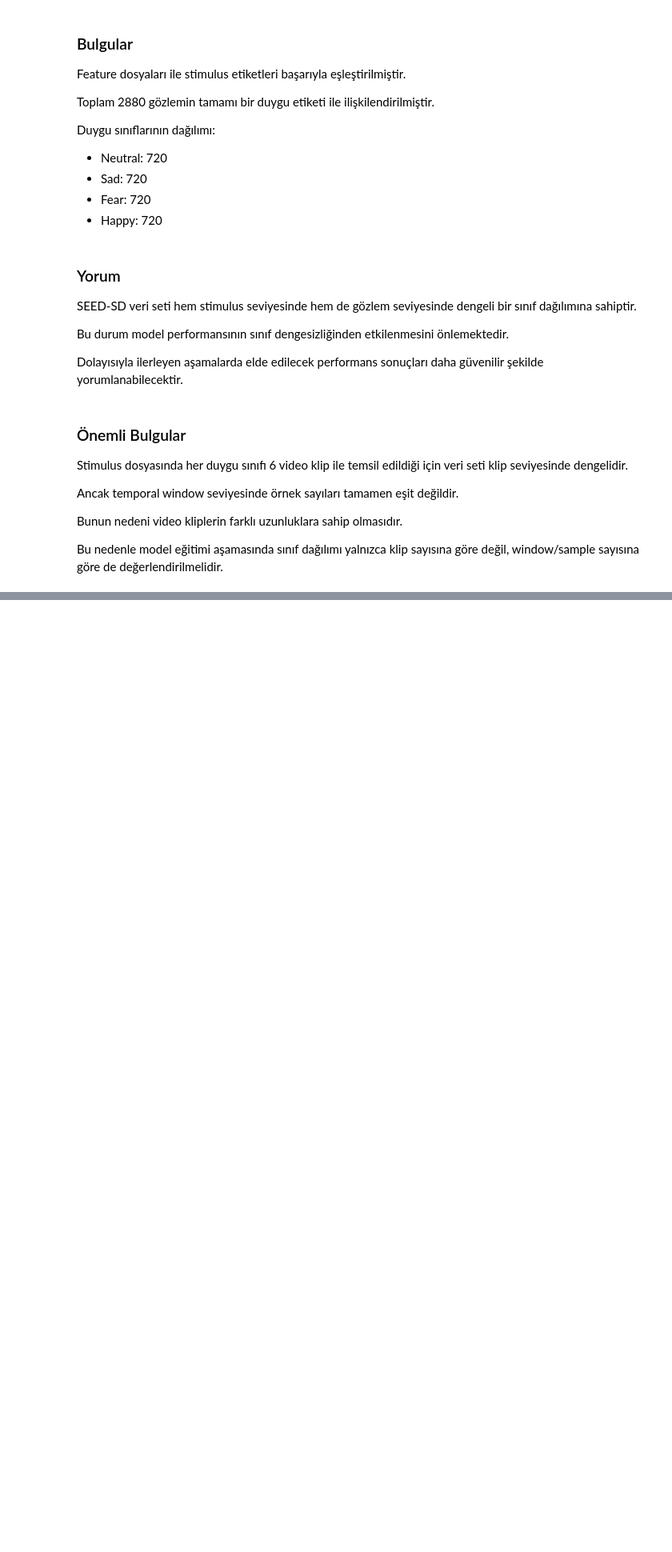
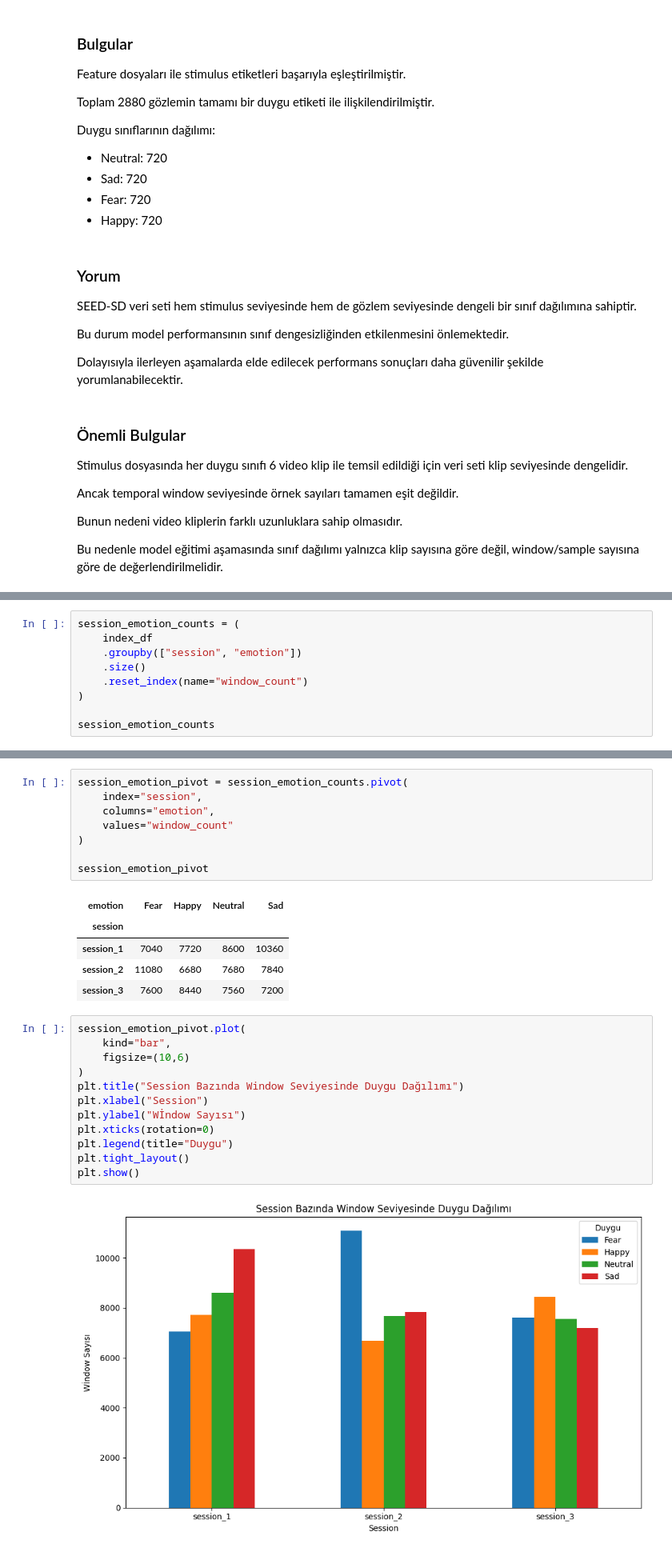
Before and after one commit to gullcan/relf-seed-sd, a Jupyter notebook: notebooks/01_dataset_structure.ipynb, the cells around one changed output, grey strips where cells are left out. Shown at 80% size. Drawn from its saved outputs; the diff is of its cells as text; blank space fills up the shorter version.

```diff
--- a/notebooks/01_dataset_structure.ipynb
+++ b/notebooks/01_dataset_structure.ipynb
@@ -707,0 +784,9 @@ Bu nedenle model eğitimi aşamasında sınıf dağılımı yalnızca klip sayı
+# %%
+session_emotion_counts = (
+    index_df
+    .groupby(["session", "emotion"])
+    .size()
+    .reset_index(name="window_count")
+)
+
+session_emotion_counts
@@ -707,0 +807,28 @@ Bu nedenle model eğitimi aşamasında sınıf dağılımı yalnızca klip sayı
+# %%
+session_emotion_pivot = session_emotion_counts.pivot(
+    index="session",
+    columns="emotion",
+    values="window_count"
+)
+
+session_emotion_pivot
+# %% [output]
+| emotion | Fear | Happy | Neutral | Sad |
+| session |  |  |  |  |
+| session_1 | 7040 | 7720 | 8600 | 10360 |
+| session_2 | 11080 | 6680 | 7680 | 7840 |
+| session_3 | 7600 | 8440 | 7560 | 7200 |
+# %%
+session_emotion_pivot.plot(
+    kind="bar",
+    figsize=(10,6)
+)
+plt.title("Session Bazında Window Seviyesinde Duygu Dağılımı")
+plt.xlabel("Session")
+plt.ylabel("Wİndow Sayısı")
+plt.xticks(rotation=0)
+plt.legend(title="Duygu")
+plt.tight_layout()
+plt.show()
+# %% [output]
+[figure, added]
```
Also changed, not shown: parts of 17 cells of this notebook.
